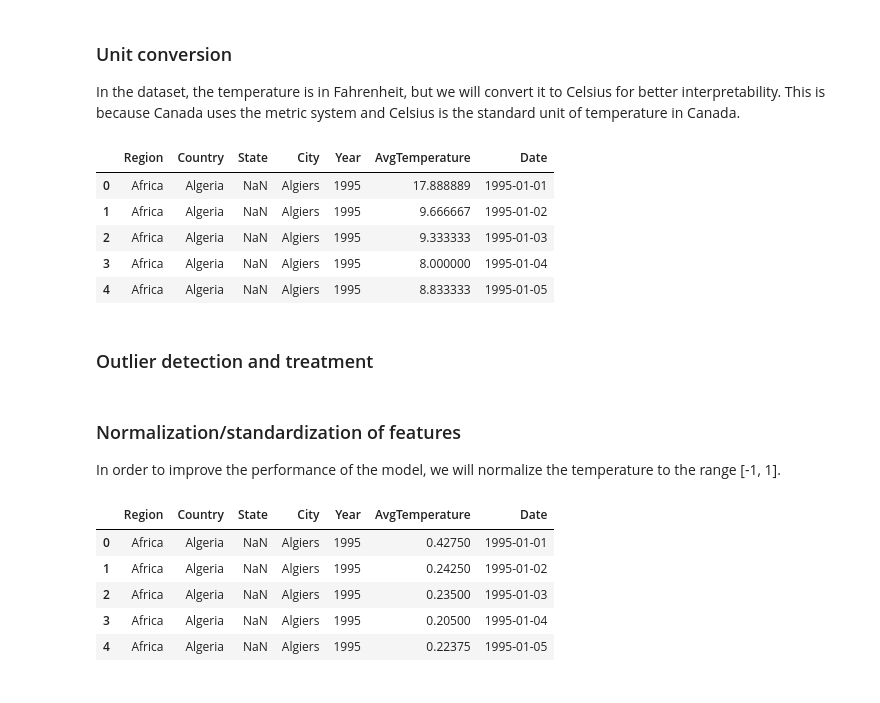
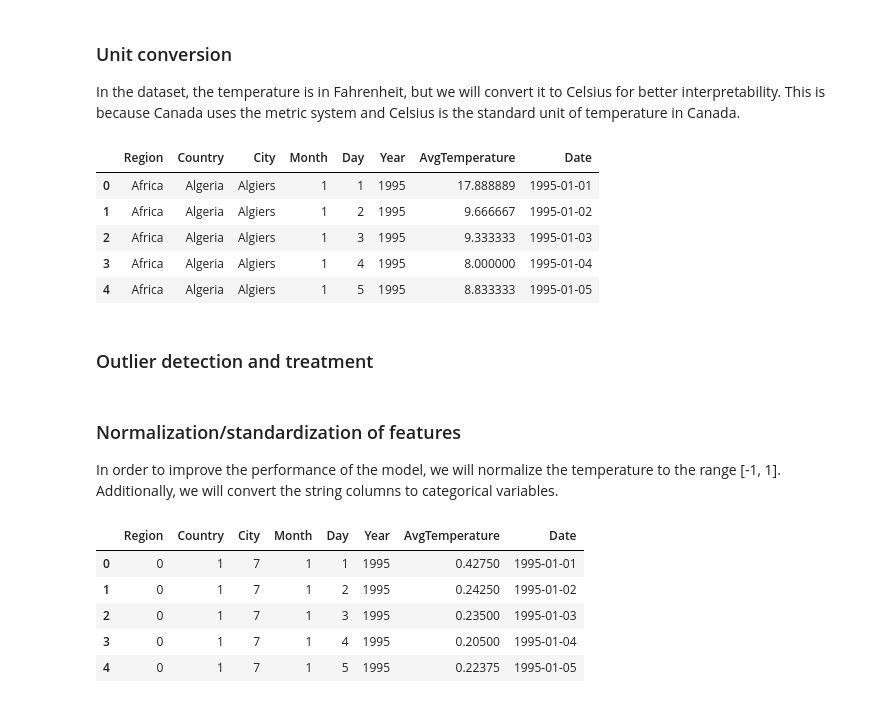
Before and after one commit to wrongsyntax/ECE447-ProjectA, a Jupyter notebook: main.ipynb, the cells around one changed output. Saved outputs shown, nothing was run; the diff lists cells and outputs as text; code cells hidden in the pictures.

```diff
--- a/main.ipynb
+++ b/main.ipynb
@@ -251,6 +261,9 @@ For the missing year values, we will simply delete them since they are missing 1
 # %%
 # Delete the invalid years
 df = df[df["Year"] >= 1900]
+
+# Drop the State column
+df.drop(columns=["State"], inplace=True)
 # %% [markdown]
 ### Datetime conversion
 
@@ -262,8 +275,5 @@ df['Day'] = df['Day'].clip(lower=1, upper=31)
 
 df['Date'] = pd.to_datetime(df[['Year', 'Month', 'Day']])
 
-# Keep the Year column to simply future code
-df.drop(columns=["Month", "Day"], inplace=True)
-
 df.head()
 # %% [output]
@@ -374,12 +384,12 @@ df["AvgTemperature"] = fahrenheit_to_celsius(df["AvgTemperature"])
 
 df.head()
 # %% [output]
-|  | Region | Country | State | City | Year | AvgTemperature | Date |
-| 0 | Africa | Algeria | NaN | Algiers | 1995 | 17.888889 | 1995-01-01 |
-| 1 | Africa | Algeria | NaN | Algiers | 1995 | 9.666667 | 1995-01-02 |
-| 2 | Africa | Algeria | NaN | Algiers | 1995 | 9.333333 | 1995-01-03 |
-| 3 | Africa | Algeria | NaN | Algiers | 1995 | 8.000000 | 1995-01-04 |
-| 4 | Africa | Algeria | NaN | Algiers | 1995 | 8.833333 | 1995-01-05 |
+|  | Region | Country | City | Month | Day | Year | AvgTemperature | Date |
+| 0 | Africa | Algeria | Algiers | 1 | 1 | 1995 | 17.888889 | 1995-01-01 |
+| 1 | Africa | Algeria | Algiers | 1 | 2 | 1995 | 9.666667 | 1995-01-02 |
+| 2 | Africa | Algeria | Algiers | 1 | 3 | 1995 | 9.333333 | 1995-01-03 |
+| 3 | Africa | Algeria | Algiers | 1 | 4 | 1995 | 8.000000 | 1995-01-04 |
+| 4 | Africa | Algeria | Algiers | 1 | 5 | 1995 | 8.833333 | 1995-01-05 |
 # %% [markdown]
 ### Outlier detection and treatment
 # %%
@@ -387,20 +397,26 @@ df.head()
 # %% [markdown]
 ### Normalization/standardization of features
 
-In order to improve the performance of the model, we will normalize the temperature to the range [-1, 1].
+In order to improve the performance of the model, we will normalize the temperature to the range [-1, 1]. Additionally, we will convert the string columns to categorical variables.
 # %%
 # Normalize the temperature
-from sklearn.preprocessing import MinMaxScaler
+from sklearn.preprocessing import LabelEncoder, MinMaxScaler
 
 scaler = MinMaxScaler(feature_range=(-1, 1))
 df["AvgTemperature"] = scaler.fit_transform(df[["AvgTemperature"]])
+
+label_encoder = LabelEncoder()
+df["Region"] = label_encoder.fit_transform(df["Region"])
+df["Country"] = label_encoder.fit_transform(df["Country"])
+df["City"] = label_encoder.fit_transform(df["City"])
+
 df.head()
 # %% [output]
-|  | Region | Country | State | City | Year | AvgTemperature | Date |
-| 0 | Africa | Algeria | NaN | Algiers | 1995 | 0.42750 | 1995-01-01 |
-| 1 | Africa | Algeria | NaN | Algiers | 1995 | 0.24250 | 1995-01-02 |
-| 2 | Africa | Algeria | NaN | Algiers | 1995 | 0.23500 | 1995-01-03 |
-| 3 | Africa | Algeria | NaN | Algiers | 1995 | 0.20500 | 1995-01-04 |
-| 4 | Africa | Algeria | NaN | Algiers | 1995 | 0.22375 | 1995-01-05 |
+|  | Region | Country | City | Month | Day | Year | AvgTemperature | Date |
+| 0 | 0 | 1 | 7 | 1 | 1 | 1995 | 0.42750 | 1995-01-01 |
+| 1 | 0 | 1 | 7 | 1 | 2 | 1995 | 0.24250 | 1995-01-02 |
+| 2 | 0 | 1 | 7 | 1 | 3 | 1995 | 0.23500 | 1995-01-03 |
+| 3 | 0 | 1 | 7 | 1 | 4 | 1995 | 0.20500 | 1995-01-04 |
+| 4 | 0 | 1 | 7 | 1 | 5 | 1995 | 0.22375 | 1995-01-05 |
 # %% [markdown]
 # Feature Engineering
```
Also changed, not shown: parts of 14 cells of this notebook.
